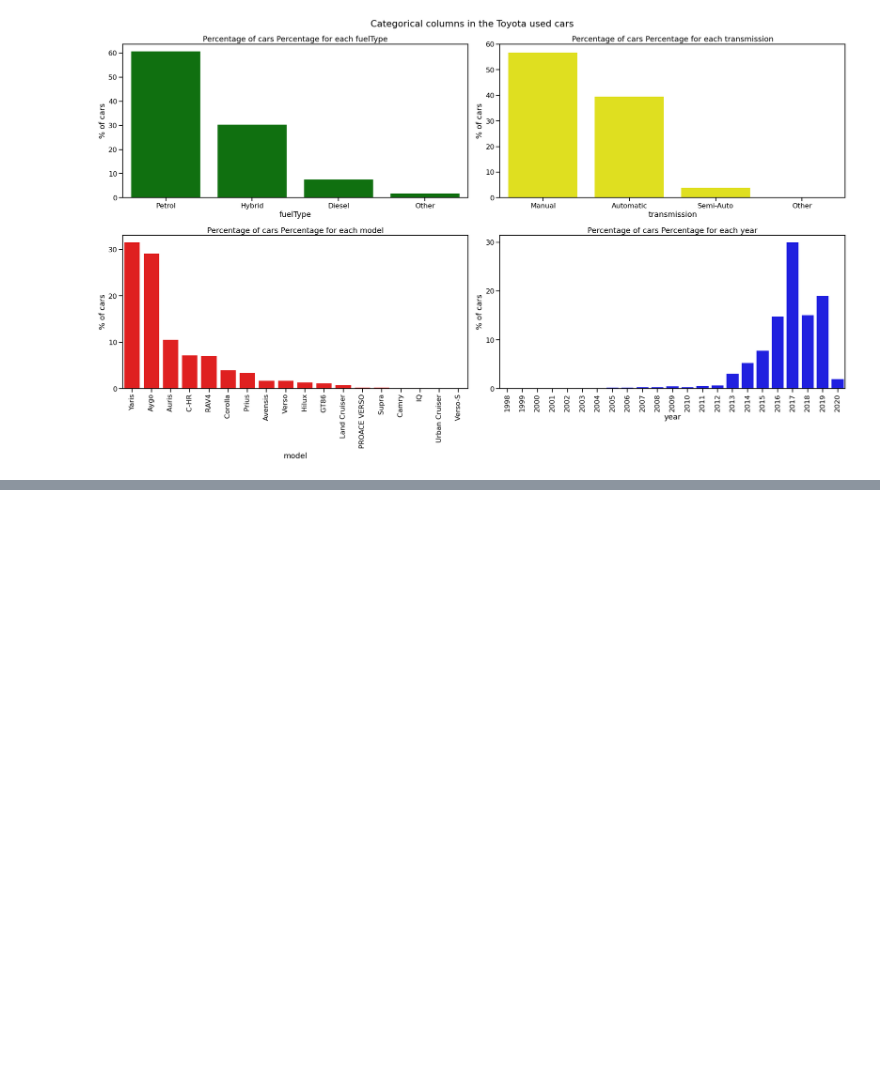
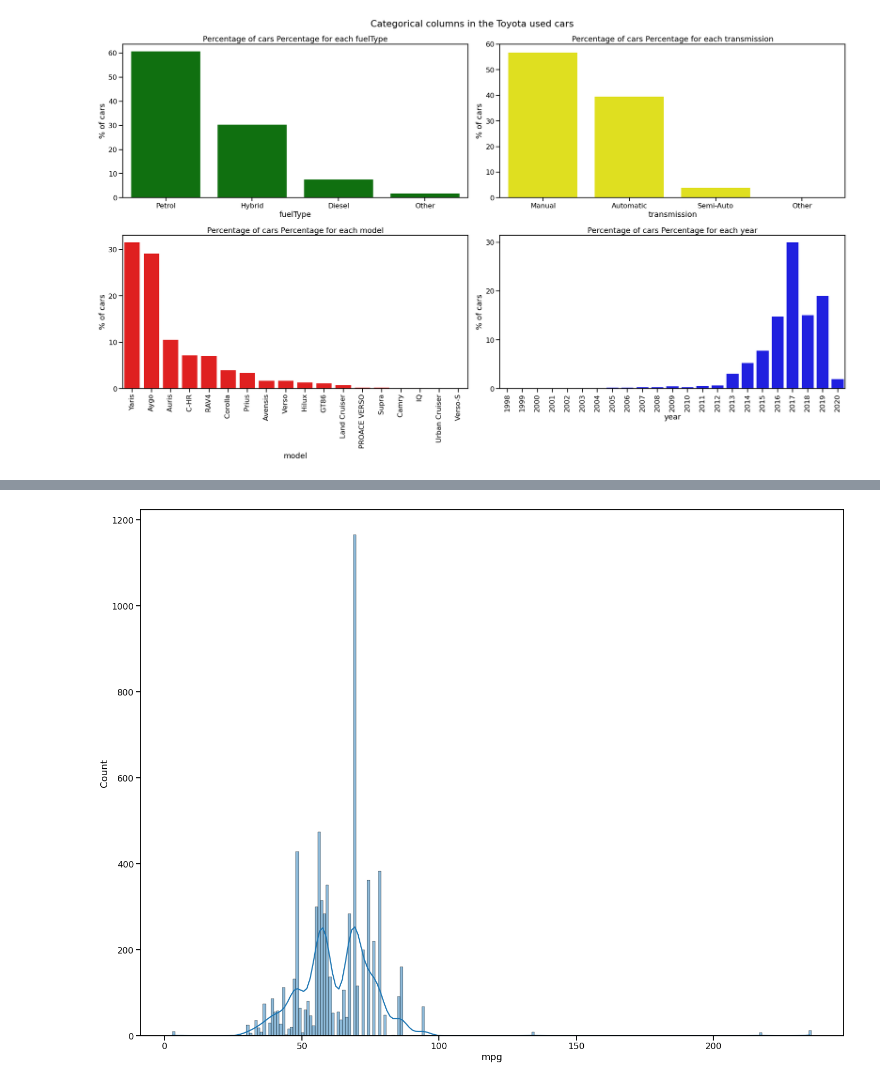
Before and after one commit to AsifSalman/Toyota_used_car_analysis, a Jupyter notebook: Toyota_used_car_EDA.ipynb, the cells around one changed output, grey strips where cells are left out. Saved outputs shown, nothing was run; the diff lists cells and outputs as text; code cells hidden in the pictures; blank space fills up the shorter version.

```diff
--- a/Toyota_used_car_EDA.ipynb
+++ b/Toyota_used_car_EDA.ipynb
@@ -71,0 +135,11 @@ plt.tight_layout()
+# %%
+def distribution_plot(data, x_col, binwidth):
+    sns.histplot(x=x_col, binwidth= binwidth, data=data, kde=True)
+# %%
+plt.figure(figsize=(20,15))
+distribution_plot(df,'mpg',1)
+
+plt.tight_layout()
+plt.show()
+# %% [output]
+[figure, added]
```
Also changed, not shown: parts of 23 cells of this notebook.
